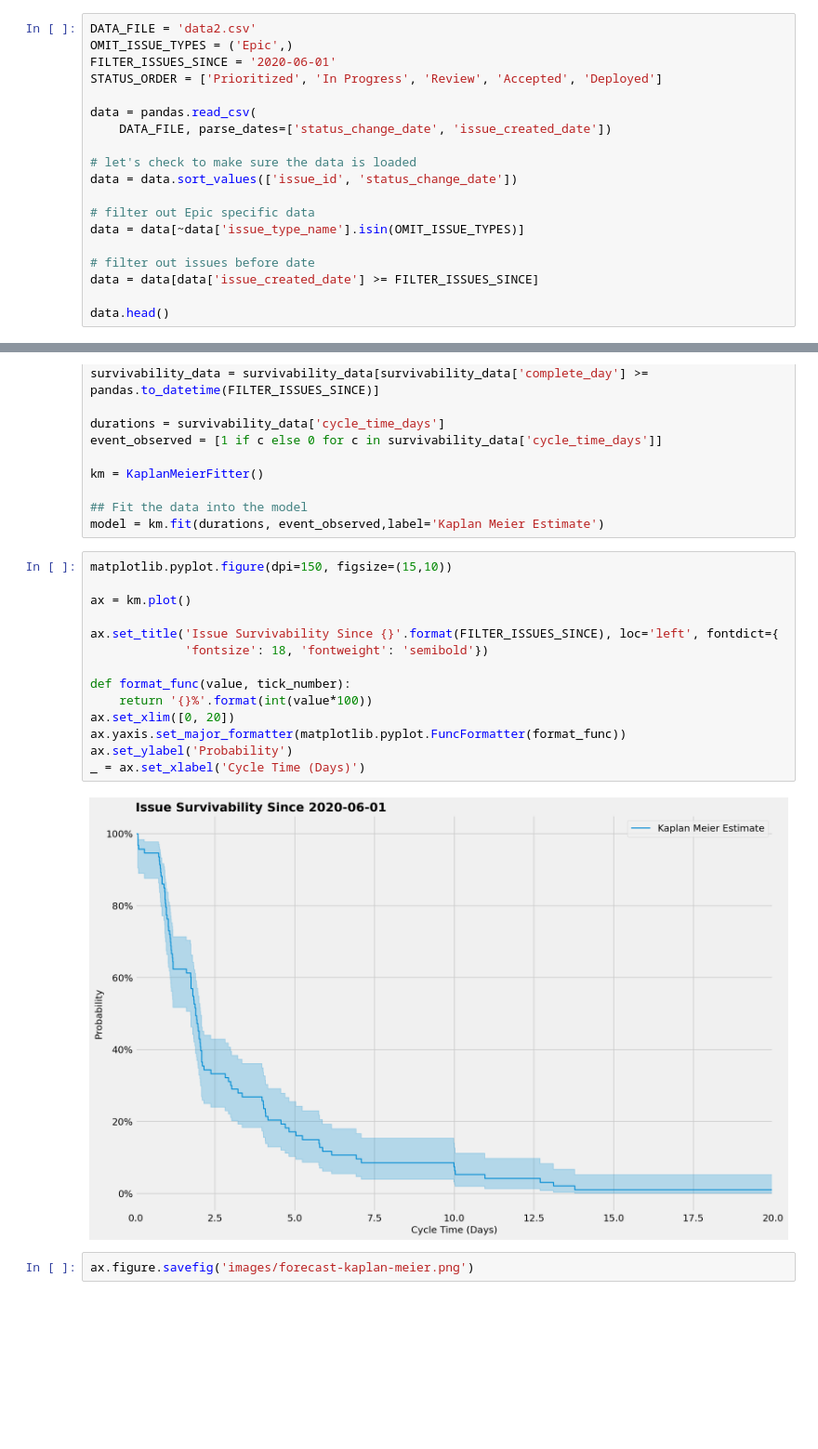
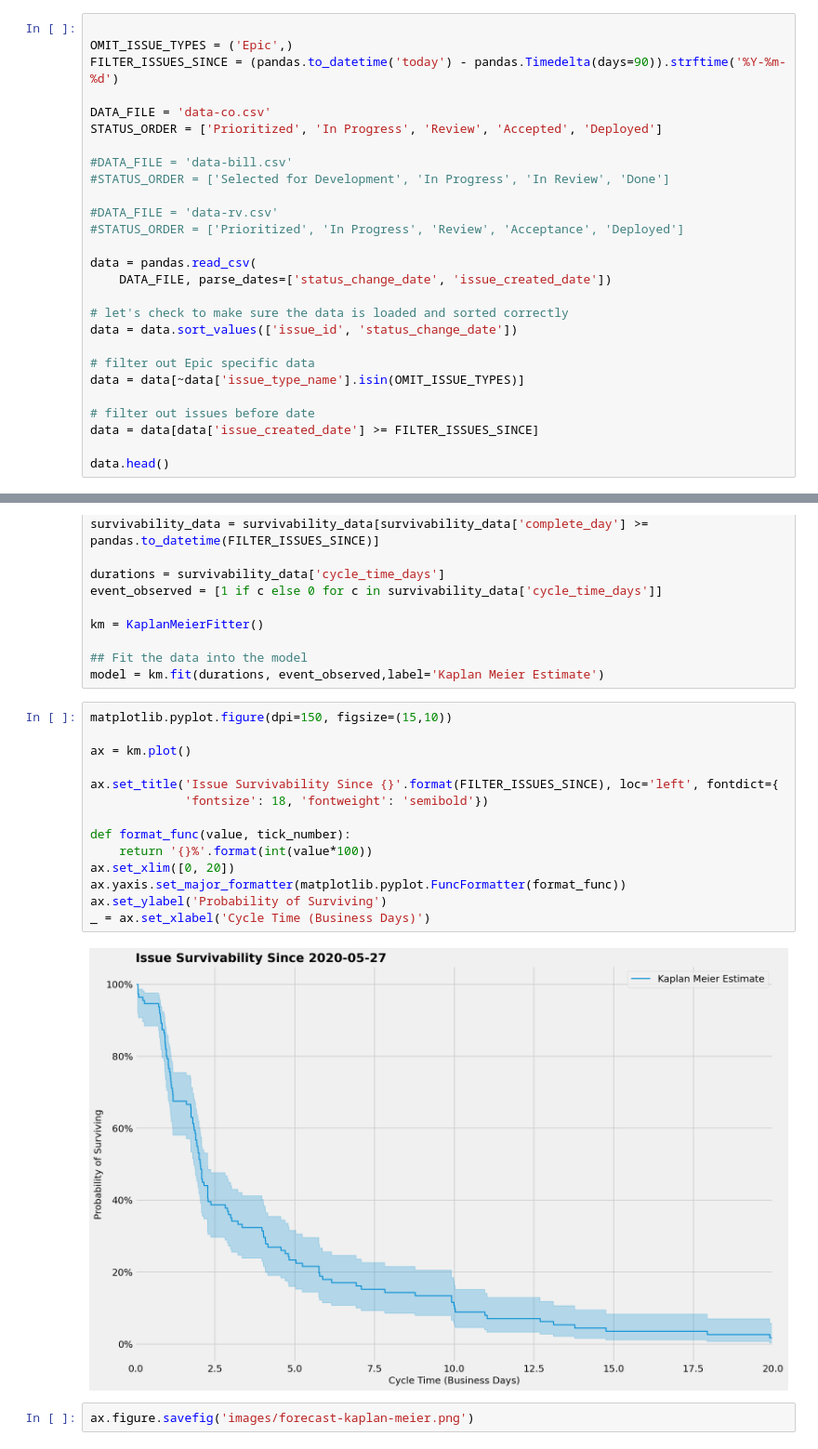
Before and after one commit to jsherer/kanban-metrics, a Jupyter notebook: kanban.ipynb, the cells around one changed output, grey strips where cells are left out. Shown at 93% size. Cells and saved outputs as stored; diff of their text form; blank space fills up the shorter version.

```diff
--- a/kanban.ipynb
+++ b/kanban.ipynb
@@ -37,15 +37,23 @@ matplotlib.pyplot.style.use('fivethirtyeight')
 matplotlib.pyplot.rcParams['axes.labelsize'] = 14
 matplotlib.pyplot.rcParams['lines.linewidth'] = 1.5
 # %%
-DATA_FILE = 'data2.csv'
+
 OMIT_ISSUE_TYPES = ('Epic',)
-FILTER_ISSUES_SINCE = '2020-06-01'
+FILTER_ISSUES_SINCE = (pandas.to_datetime('today') - pandas.Timedelta(days=90)).strftime('%Y-%m-%d')
+
+DATA_FILE = 'data-co.csv'
 STATUS_ORDER = ['Prioritized', 'In Progress', 'Review', 'Accepted', 'Deployed']
+
+#DATA_FILE = 'data-bill.csv'
+#STATUS_ORDER = ['Selected for Development', 'In Progress', 'In Review', 'Done']
+
+#DATA_FILE = 'data-rv.csv'
+#STATUS_ORDER = ['Prioritized', 'In Progress', 'Review', 'Acceptance', 'Deployed']
 
 data = pandas.read_csv(
     DATA_FILE, parse_dates=['status_change_date', 'issue_created_date'])
 
-# let's check to make sure the data is loaded
+# let's check to make sure the data is loaded and sorted correctly
 data = data.sort_values(['issue_id', 'status_change_date'])
 
 # filter out Epic specific data
@@ -603,19 +664,19 @@ model = km.fit(durations, event_observed,label='Kaplan Meier Estimate')
 # %%
 matplotlib.pyplot.figure(dpi=150, figsize=(15,10))
 
 ax = km.plot()
 
 ax.set_title('Issue Survivability Since {}'.format(FILTER_ISSUES_SINCE), loc='left', fontdict={
              'fontsize': 18, 'fontweight': 'semibold'})
 
 def format_func(value, tick_number):
     return '{}%'.format(int(value*100))
 ax.set_xlim([0, 20])
 ax.yaxis.set_major_formatter(matplotlib.pyplot.FuncFormatter(format_func))
-ax.set_ylabel('Probability')
-_ = ax.set_xlabel('Cycle Time (Days)')
+ax.set_ylabel('Probability of Surviving')
+_ = ax.set_xlabel('Cycle Time (Business Days)')
 # %% [output]
-[figure, old version]
+[figure, new version]
 # %%
 ax.figure.savefig('images/forecast-kaplan-meier.png')
 # %% [markdown]
```
Also changed, not shown: parts of 27 cells of this notebook, 14 other files.
